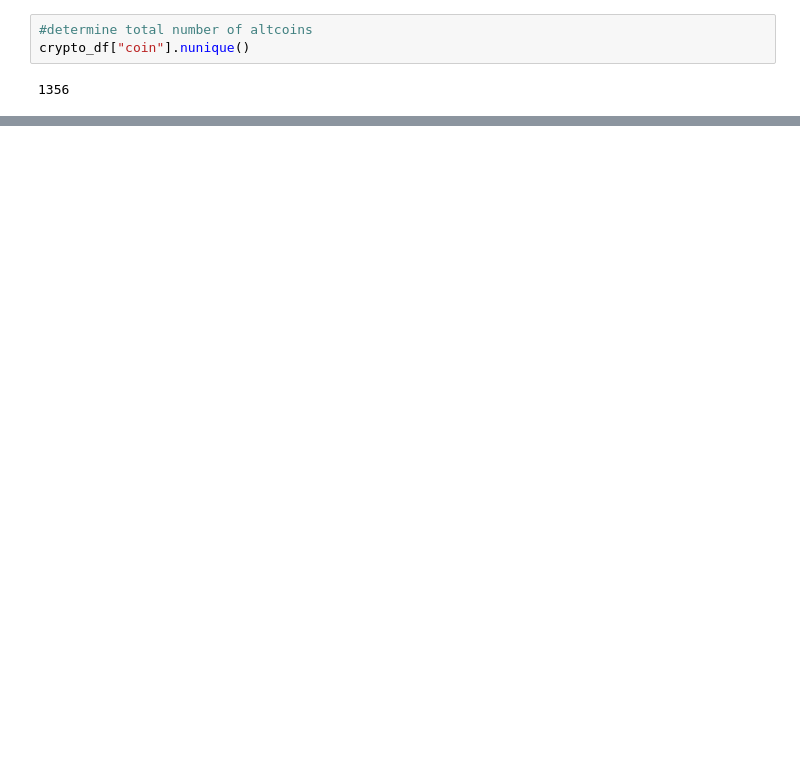
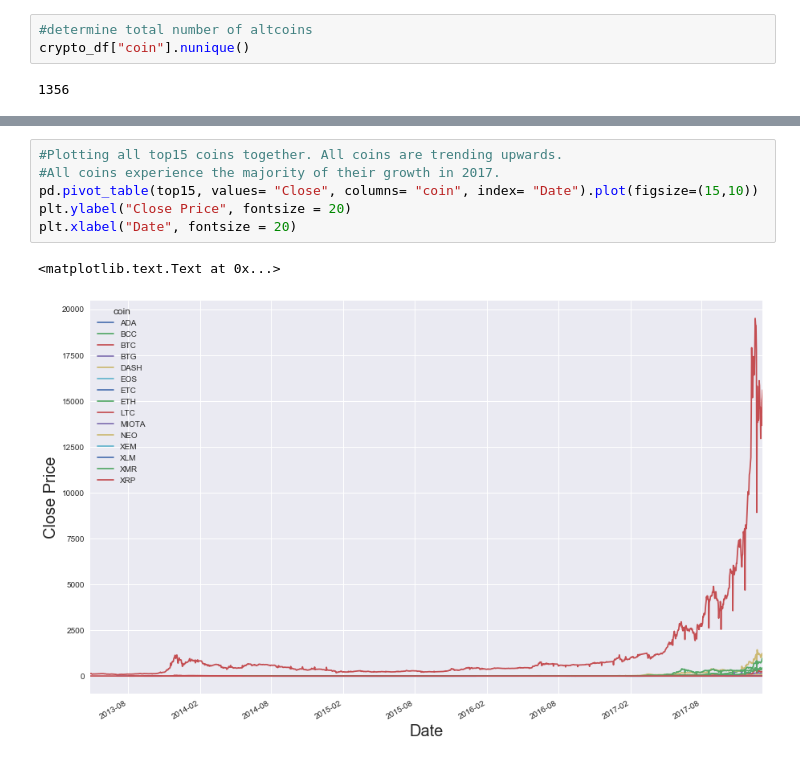
Before and after one commit to sharonsu94/cryptocurrency, a Jupyter notebook: Crypto+Analysis.ipynb, the cells around one changed output, grey strips where cells are left out. Saved outputs shown, nothing was run; the diff lists cells and outputs as text; blank space fills up the shorter version.

```diff
--- a/Crypto+Analysis.ipynb
+++ b/Crypto+Analysis.ipynb
@@ -55,0 +139,9 @@ top15
+# %%
+#Plotting all top15 coins together. All coins are trending upwards.
+#All coins experience the majority of their growth in 2017.
+pd.pivot_table(top15, values= "Close", columns= "coin", index= "Date").plot(figsize=(15,10))
+plt.ylabel("Close Price", fontsize = 20)
+plt.xlabel("Date", fontsize = 20)
+# %% [output]
+<matplotlib.text.Text at 0x...>
+[figure, added]
```
Also changed, not shown: parts of 39 cells of this notebook.
